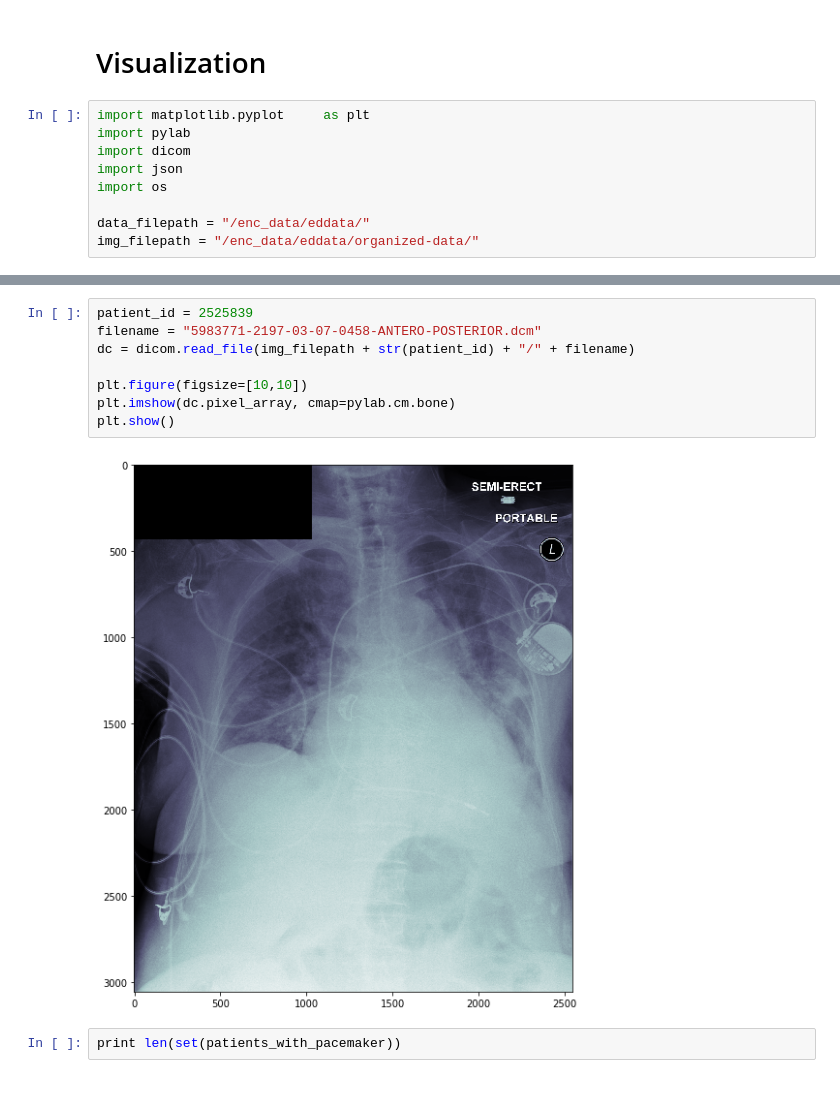
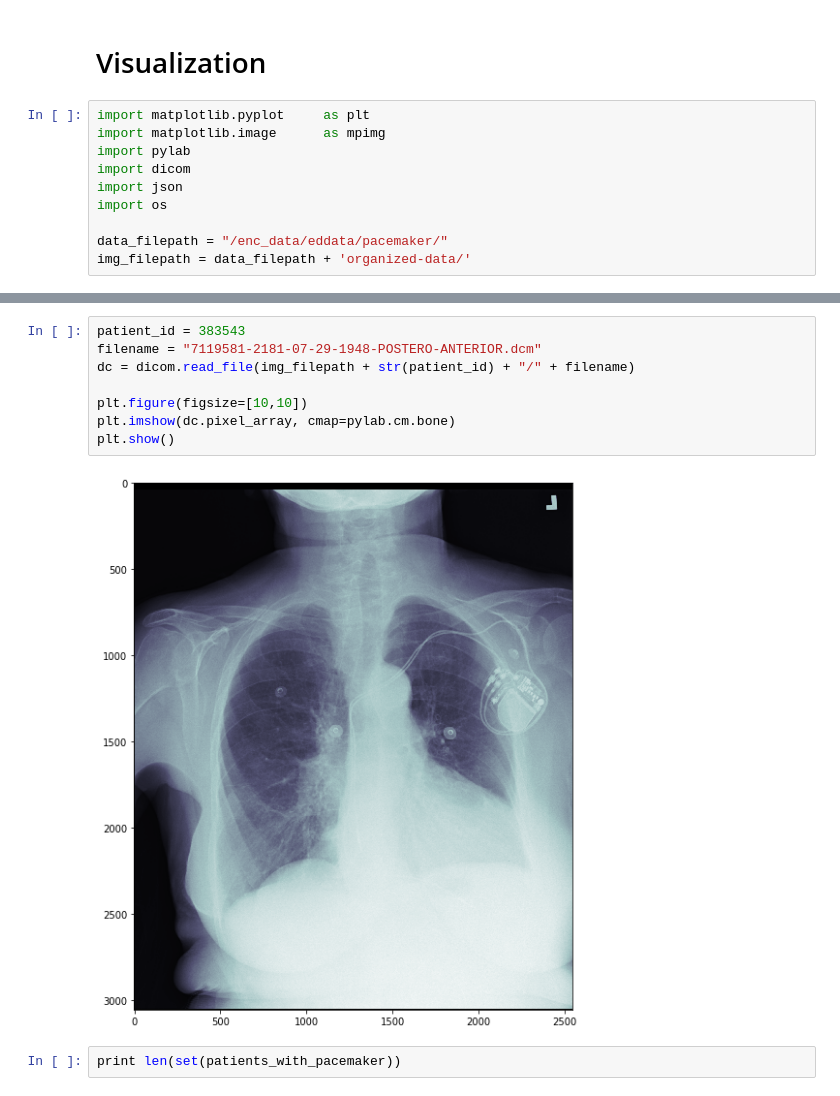
Before and after one commit to liandrea4/pacemaker, a Jupyter notebook: visualization.ipynb, the cells around one changed output, grey strips where cells are left out. Cells and saved outputs as stored; diff of their text form.

```diff
--- a/visualization.ipynb
+++ b/visualization.ipynb
@@ -2,13 +2,14 @@
 # Visualization
 # %%
 import matplotlib.pyplot     as plt
+import matplotlib.image      as mpimg
 import pylab
 import dicom
 import json
 import os
 
-data_filepath = "/enc_data/eddata/"
-img_filepath = "/enc_data/eddata/organized-data/"
+data_filepath = "/enc_data/eddata/pacemaker/"
+img_filepath = data_filepath + 'organized-data/'
 # %%
 def get_patient_id(clip_num):
     for patient_id in os.listdir(img_filepath):
@@ -30,13 +31,13 @@ with open('data/patientid_with_pacemaker.json', 'w') as f:
 # %%
-patient_id = 2525839
-filename = "5983771-2197-03-07-0458-ANTERO-POSTERIOR.dcm"
+patient_id = 383543
+filename = "7119581-2181-07-29-1948-POSTERO-ANTERIOR.dcm"
 dc = dicom.read_file(img_filepath + str(patient_id) + "/" + filename)
 
 plt.figure(figsize=[10,10])
 plt.imshow(dc.pixel_array, cmap=pylab.cm.bone)
 plt.show()
 # %% [output]
-[figure, old version]
+[figure, new version]
 # %%
 print len(set(patients_with_pacemaker))
 # %% [output]
```
Also changed, not shown: parts of 5 cells of this notebook, 1 other file.
